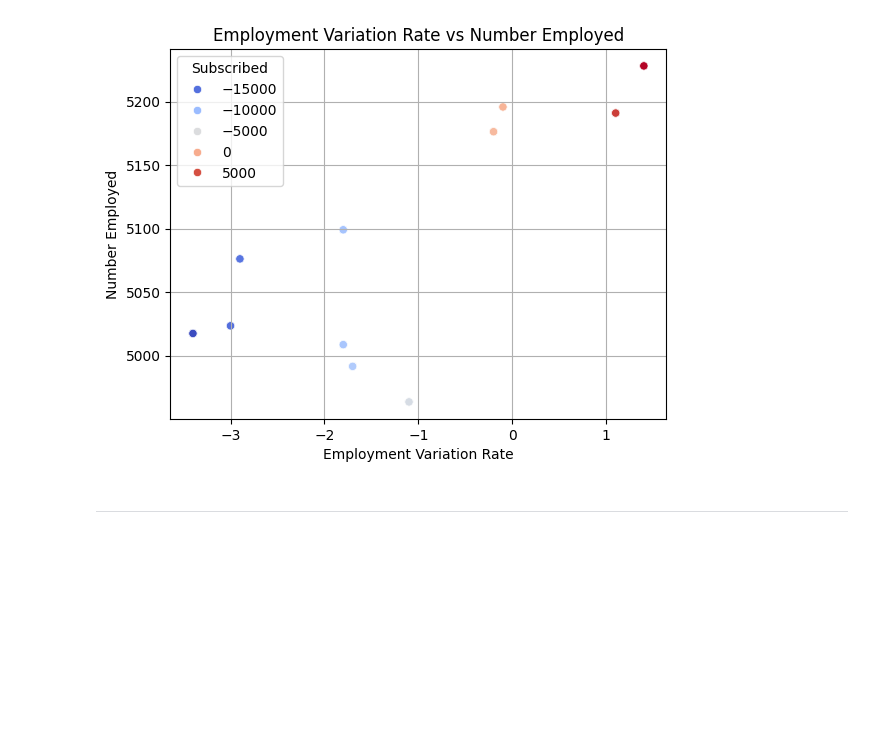
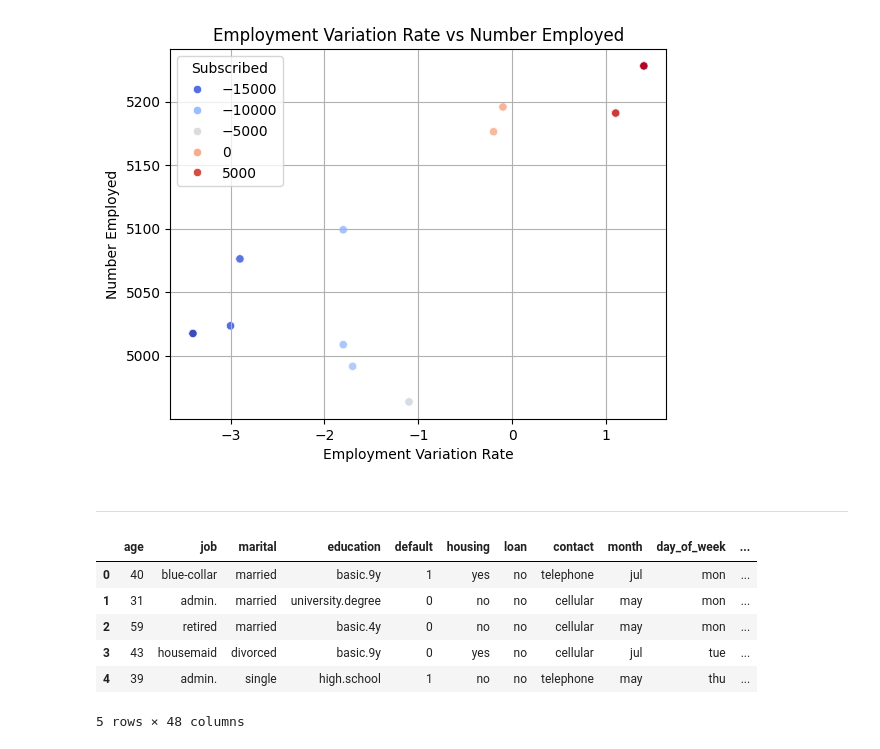
Before and after one commit to Pedro-P-Santos/MLOps_End-to-End_Project, a Jupyter notebook: projeto-v1/notebooks/feat_eng_tests.ipynb, the cells around one changed output. Cells and saved outputs as stored; diff of their text form; code cells hidden in the pictures; blank space fills up the shorter version.

```diff
--- a/projeto-v1/notebooks/feat_eng_tests.ipynb
+++ b/projeto-v1/notebooks/feat_eng_tests.ipynb
@@ -407,0 +411,14 @@ plt.show()
+# %%
+pd.set_option('display.max_columns', None)
+# %%
+df_test_categorical = pd.read_csv("../data/05_model_input/X_train.csv")
+# %%
+df_test_categorical.head()
+# %% [output]
+|  | age | job | marital | education | default | housing | loan | contact | month | day_of_week | ... |
+| 0 | 40 | blue-collar | married | basic.9y | 1 | yes | no | telephone | jul | mon | ... |
+| 1 | 31 | admin. | married | university.degree | 0 | no | no | cellular | may | mon | ... |
+| 2 | 59 | retired | married | basic.4y | 0 | no | no | cellular | may | mon | ... |
+| 3 | 43 | housemaid | divorced | basic.9y | 0 | yes | no | cellular | jul | tue | ... |
+| 4 | 39 | admin. | single | high.school | 1 | no | no | telephone | may | thu | ... |
+5 rows × 48 columns
```
Also changed, not shown: parts of 6 cells of this notebook, 4 other files.
